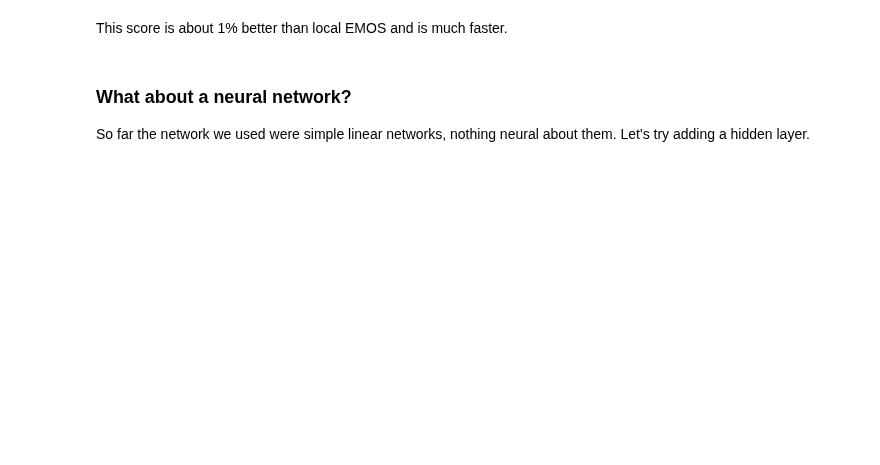
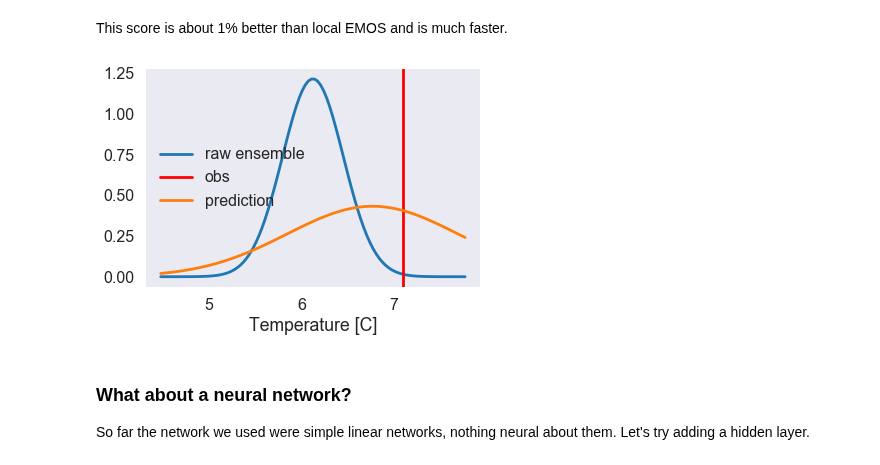
Before and after one commit to slerch/ppnn, a Jupyter notebook: nn_postprocessing/notebooks/presentation_notebook.ipynb, the cells around one changed output. Saved outputs shown, nothing was run; the diff lists cells and outputs as text; code cells hidden in the pictures; blank space fills up the shorter version.

```diff
--- a/nn_postprocessing/notebooks/presentation_notebook.ipynb
+++ b/nn_postprocessing/notebooks/presentation_notebook.ipynb
@@ -457,5 +442,11 @@ emb_model.evaluate([test_set.features, test_set.cont_ids], test_set.targets, 409
 # %% [markdown]
 This score is about 1% better than local EMOS and is much faster.
+# %%
+preds = emb_model.predict([test_set.features, test_set.cont_ids], 4096)
+# %%
+plot_fc(test_set, 5, preds=preds)
+# %% [output]
+[figure, added]
 # %% [markdown]
 ### What about a neural network?
 
```
Also changed, not shown: parts of 31 cells of this notebook, 1 other file.
